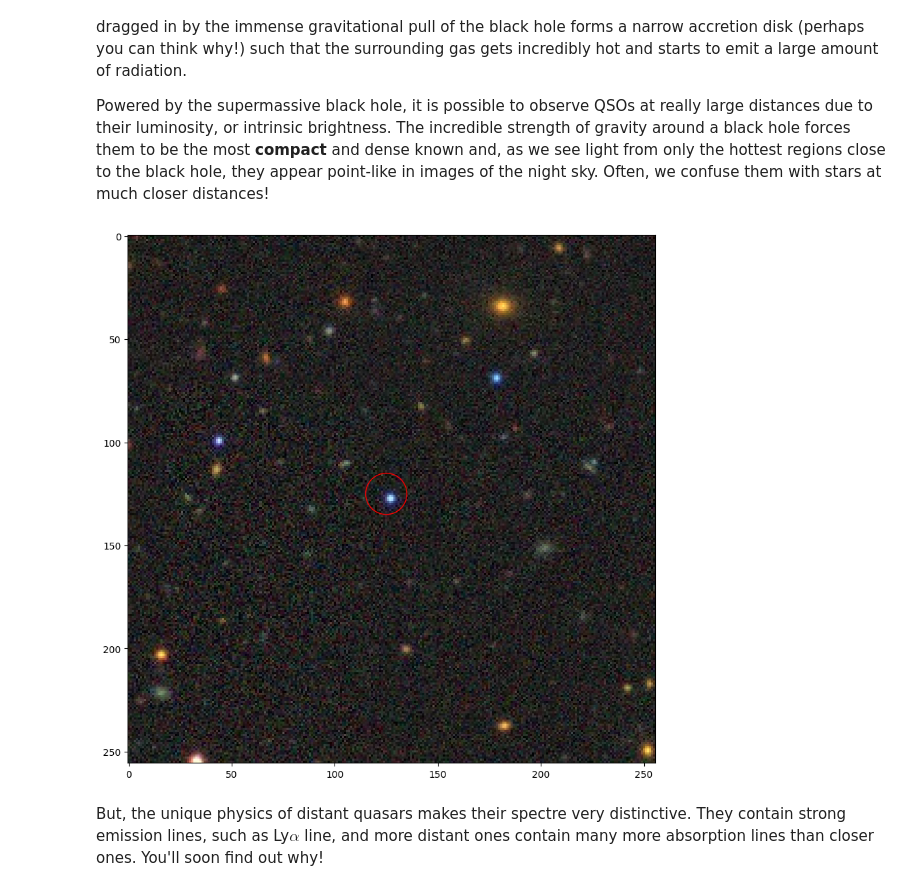
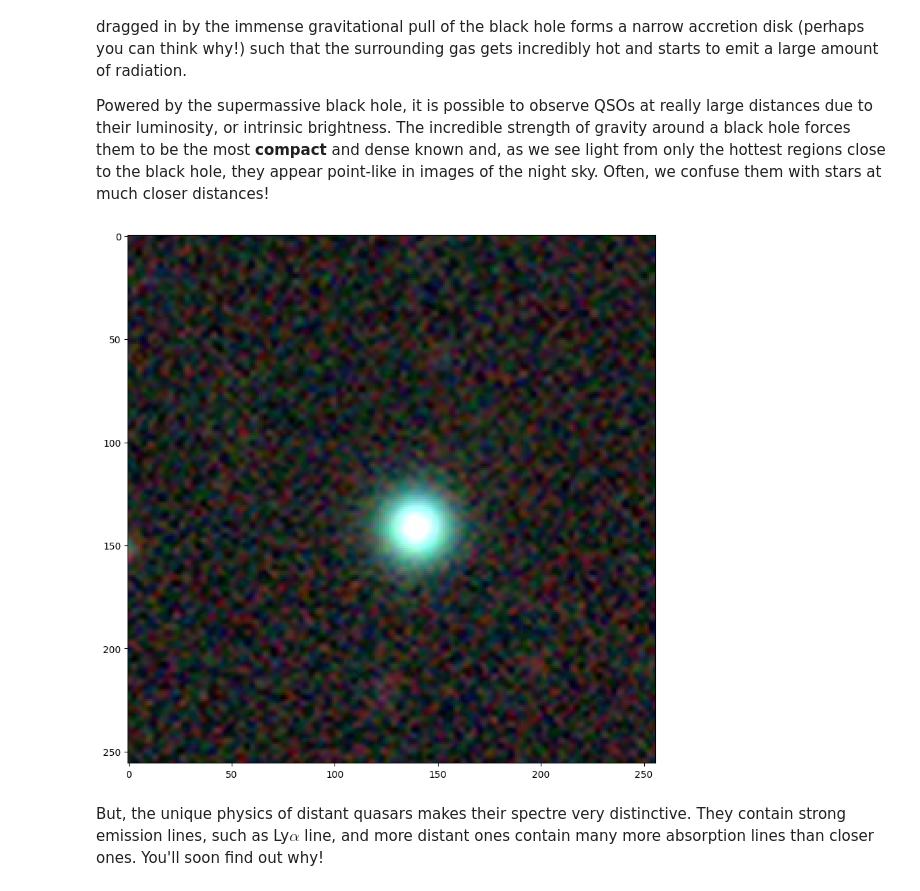
Before and after one commit to alxogm/ICF2024_lya, a Jupyter notebook: Lymanalphaforest_explorers.ipynb, the cells around one changed output. Drawn from its saved outputs; the diff is of its cells as text; code cells hidden in the pictures.

```diff
--- a/Lymanalphaforest_explorers.ipynb
+++ b/Lymanalphaforest_explorers.ipynb
@@ -30,14 +33,12 @@ client = SparclClient()
 # %%
 
 def cutout(ax, ra, dec,scale=0.5):
-  url       = f'https://www.legacysurvey.org/viewer/cutout.jpg?ra={ra}&dec={dec}&layer=dr8&pixscale={scale}'.format(ra, dec,scale)
+  url       = f'https://www.legacysurvey.org/viewer/cutout.jpg?ra={ra}&dec={dec}&layer=dr8&pixscale={scale}'
 
   try:
     # Timeout in seconds.
     response  = requests.get(url, timeout=10.)
     img       = Image.open(BytesIO(response.content))
-    circle = plt.Circle((125,125),10, color='r', fill=False)
-    ax.add_patch(circle)
     ax.imshow(img)
   except:
     print('Failed to retrieve {}'.format(url))
@@ -72,9 +70,9 @@ Quasars (sometimes abreviated as QSOs) are galaxies hosting a supermassive black
 Powered by the supermassive black hole, it is possible to observe QSOs at really large distances due to their luminosity, or intrinsic brightness.  The incredible strength of gravity around a black hole forces them to be the most __compact__ and dense known and, as we see light from only the hottest regions close to the black hole, they appear point-like in images of the night sky.  Often, we confuse them with stars at much closer distances!
 # %%
 fig, axes  = plt.subplots(1, 1, figsize=(15., 10))
-url        = cutout(axes,202.2525,6.6918)
+url        = cutout(axes,217.263,-1.755, scale=0.1)
 # %% [output]
-[figure, old version]
+[figure, new version]
 # %% [markdown]
 But, the unique physics of distant quasars makes their spectre very distinctive.  They contain strong emission lines, such as Ly$\alpha$ line, and more distant ones contain many more absorption lines than closer ones.  You'll soon find out why!
 # %% [markdown]
```
Also changed, not shown: parts of 14 cells of this notebook.
